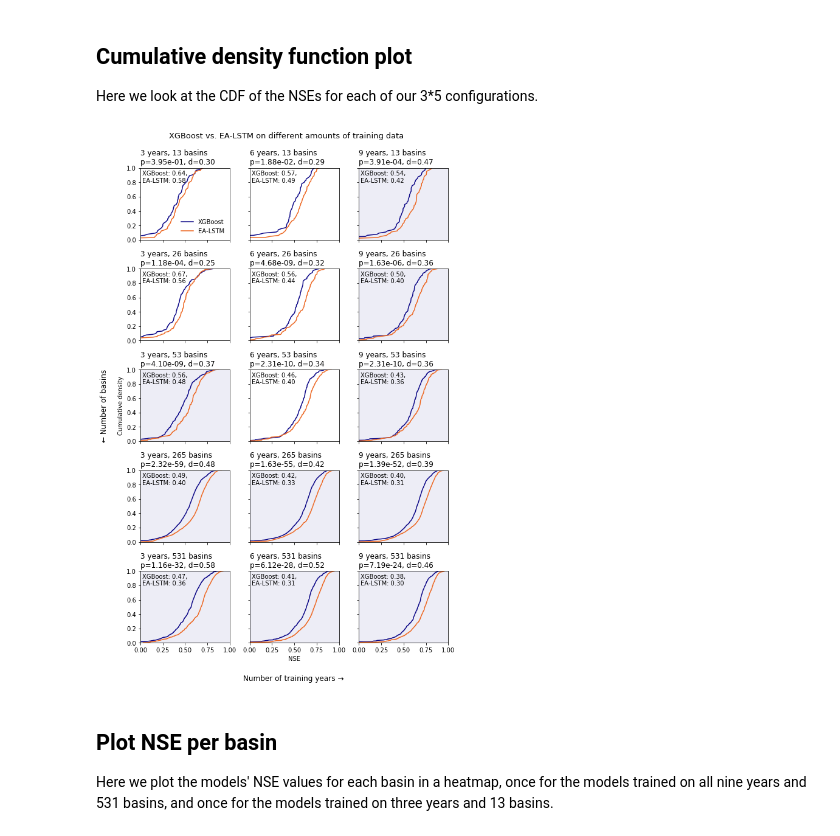
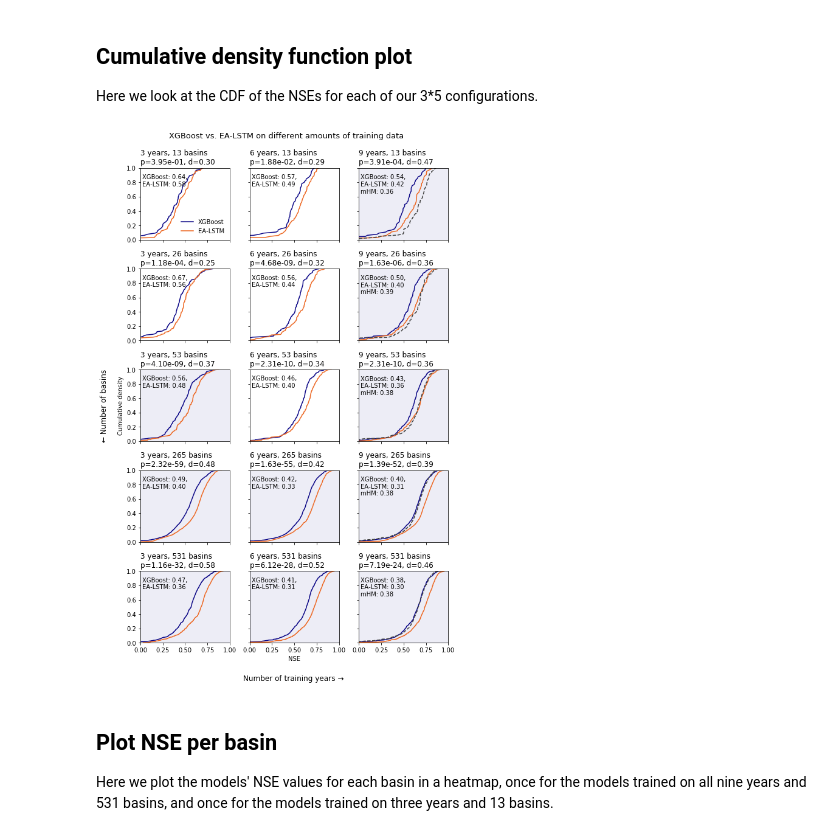
Before and after one commit to gauchm/ealstm_regional_modeling, a Jupyter notebook: notebooks/performance_gridEvaluation.ipynb, the cells around one changed output. Cells and saved outputs as stored; diff of their text form; code cells hidden in the pictures.

Commit message:
Add baseline for comparison, log-nse

```diff
--- a/notebooks/performance_gridEvaluation.ipynb
+++ b/notebooks/performance_gridEvaluation.ipynb
@@ -19,6 +19,9 @@ CAMELS_DIR = "/home/mgauch/ealstm_regional_modeling/data/CAMELS"
 
 # Path to the main directory of this repository
 BASE_CODE_DIR = "/home/mgauch/ealstm_regional_modeling"
+
+# Path to benchmark model predictions
+BENCHMARK_DIR = "/home/mgauch/ealstm_regional_modeling/data/netcdf"
 # %%
 # Imports
 import pickle
@@ -58,6 +62,7 @@ PRECOMPUTED_DATA = True
 # Convert to PosixPaths
 BASE_RUN_DIR = Path(BASE_RUN_DIR)
 BASE_CODE_DIR = Path(BASE_CODE_DIR)
+BENCHMARK_DIR = Path(BENCHMARK_DIR)
 CAMELS_DIR = Path(CAMELS_DIR)
 
 seq_lens = {'ealstm': [10, 30, 100, 270, 365],
@@ -65,6 +70,7 @@ seq_lens = {'ealstm': [10, 30, 100, 270, 365],
 
 # Set of evaluation functions
 EVAL_FUNCS = {'NSE': calc_nse,
+              'log_nse': calc_log_nse,
               'alpha_nse': calc_alpha_nse,
               'beta_nse': calc_beta_nse,
               'FHV': calc_fdc_fhv,
@@ -103,6 +109,8 @@ else:
                     model_metrics[model][training_years][seq_len][basin_subset] = eval_datadriven_models(run_dirs=run_dirs, func=func)
 
         all_metrics[func_name] = model_metrics
+        all_metrics[metric]["benchmarks"] = eval_benchmark_models(netcdf_folder=BENCHMARK_DIR,
+                                                                  func=EVAL_FUNCS[metric])
 # %% [output]
 Loaded data from pre-computed pickle file
 # %% [markdown]
@@ -322,6 +336,12 @@ for i, (model, name, color) in enumerate(model_specs_gridEvaluation["models"]):
     plt.setp(bp['fliers'], markeredgecolor=color)
     legend.append((bp['boxes'][0], name))
 
+# add mHM baseline
+basins = list(best_seqlen_nses[training_years][0]['xgboost'].keys())
+values = list(all_metrics['NSE']['benchmarks']['mHm_basin'][b] for b in basins if b in all_metrics['NSE']['benchmarks']['mHm_basin'].keys())
+plt.axhline(np.median(values), color='#444444', linestyle='--', lw=1)
+legend.append((Line2D([0], [0], lw=1, linestyle='--', color='#444444', marker=""), 'mHM'))
+
 plt.ylabel('Median NSE')
 plt.xticks(np.arange(0.5,3*len(nse_dict), 3), [f"{k:.1e}" for k in nse_dict], rotation=30)
 plt.legend(*zip(*legend), frameon=False, loc='lower right')
@@ -386,35 +406,47 @@ fig, ax = plt.subplots(nrows=5, ncols=3, sharex=True, sharey=True, figsize=(8,12
 for j, training_years in enumerate(model_specs_gridEvaluation['training_years']):
     for i, n_basins in enumerate(model_specs_gridEvaluation['n_basins']):
         ax[i,j].set_xlim(0, 1)
         ax[i,j].set_ylim(0, 1)
         if any([best_seqlen_nses[training_years][s]["ealstm"] == {} for s in model_specs_gridEvaluation['basin_subsets'][n_basins]]):
             continue
         aucs = {}
         for model, model_label, model_color in model_specs_gridEvaluation['models']:
             values = []
             for basin_subset in model_specs_gridEvaluation['basin_subsets'][n_basins]:
                 values += list(best_seqlen_nses[training_years][basin_subset][model].values())
             bin_, cdf_ = ecdf(values)
             # add NSE of one to the end to count area after the highest NSE
             aucs[model] = auc(np.append(bin_, [1]), np.append(cdf_, [cdf_[-1]]))
             ax[i,j].plot(bin_, cdf_,
                          label=model_label, color=model_color)
-        ax[i,j].text(0.02,0.8, f"XGBoost: {aucs['xgboost']:.2f},\nEA-LSTM: {aucs['ealstm']:.2f}")
+
+        if training_years == 9:
+            # Plot mHM values for reference
+            basins = []
+            for basin_subset in model_specs_gridEvaluation['basin_subsets'][n_basins]:
+                basins += list(best_seqlen_nses[training_years][basin_subset][model].keys())
+            values = list(all_metrics['NSE']['benchmarks']['mHm_basin'][b] for b in basins if b in all_metrics['NSE']['benchmarks']['mHm_basin'].keys())
+            bin_, cdf_ = ecdf(values)
+            aucs['mhm'] = auc(np.append(bin_, [1]), np.append(cdf_, [cdf_[-1]]))
+            ax[i,j].plot(bin_, cdf_, label='mHM', color='#444444', linestyle='--')
+            ax[i,j].text(0.02,0.65, f"XGBoost: {aucs['xgboost']:.2f},\nEA-LSTM: {aucs['ealstm']:.2f}\nmHM: {aucs['mhm']:.2f}")
+        else:
+            ax[i,j].text(0.02,0.75, f"XGBoost: {aucs['xgboost']:.2f},\nEA-LSTM: {aucs['ealstm']:.2f}")
         p_val = p_values[training_years][n_basins]
         d_val = d_values[training_years][n_basins]
         if p_val < (0.01 / 15) and d_val > 0.35:  # divide p-value by 15 for Bonferroni correction
             ax[i,j].set_facecolor((0.9,0.9,0.95,0.7))
         ax[i,j].set_title(f"{training_years} years, {n_basins} basins \np={p_val:.2e}, d={d_val:.2f}",
                           loc='left', fontsize=12)
 ax[0,0].legend(loc="lower right", frameon=False)
 ax[4,1].set_xlabel('NSE')
 ax[2,0].set_ylabel('Cumulative density')
 fig.text(0.52, -0.02, 'Number of training years →', ha='center', va='center', fontsize=12)
 fig.text(-0.02, 0.5, '← Number of basins', ha='center', va='center', rotation='vertical', fontsize=12)
 fig.tight_layout()
 _ = plt.suptitle("XGBoost vs. EA-LSTM on different amounts of training data", fontsize=13, fontweight=0, color='black', y=1.02)
 # %% [output]
-[figure, old version]
+[figure, new version]
 # %% [markdown]
 ## Plot NSE per basin
 
```
Also changed, not shown: parts of 4 cells of this notebook, 2 other files.
